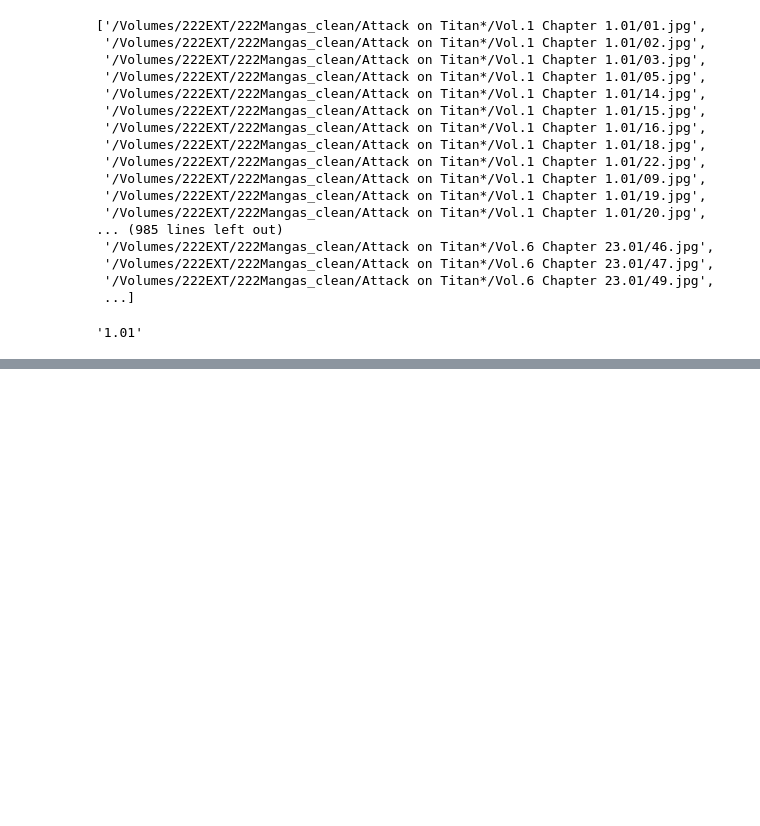
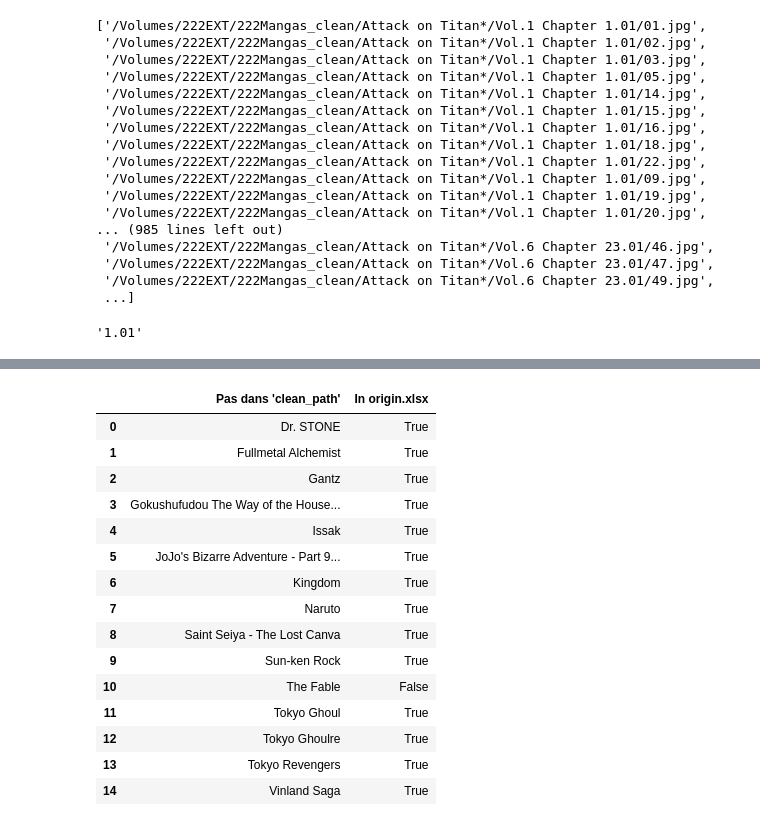
Before and after one commit to PierreRlld/EMS, a Jupyter notebook: brouillon.ipynb, the cells around one changed output, grey strips where cells are left out. Saved outputs shown, nothing was run; the diff lists cells and outputs as text; code cells hidden in the pictures; blank space fills up the shorter version.

```diff
--- a/brouillon.ipynb
+++ b/brouillon.ipynb
@@ -821,0 +746,6 @@ def check_chapt_central():
+# %%
+inpt = [x for x in os.listdir(base_path) if x[:2]!="._"]
+inpt.sort()
+clean = [x[:len(x)-1] for x in os.listdir(clean_path) if x[:2]!="._"]
+clean.sort()
+s1, s2 = set(inpt), set(clean)
@@ -821,0 +772,4 @@ def check_chapt_central():
+# %%
+g = pd.read_excel("origin.xlsx", sheet_name="SETTINGS",usecols="A,B,F,Q")
+s3 = set(g[g["update_monitor"]==False]["Manga_path"])
+s3
@@ -821,0 +837,25 @@ def check_chapt_central():
+# %%
+df = pd.DataFrame({})
+df["Pas dans 'clean_path'"]=list(s1.difference(s2).difference(s3))
+df.sort_values(by="Pas dans 'clean_path'", inplace=True)
+df.reset_index(inplace=True,drop=True)
+df['In origin.xlsx'] = df["Pas dans 'clean_path'"].apply(lambda x: x in list(g['Manga_path']))
+#df['Statut'] = df["Pas dans 'clean_path'"].apply(lambda x: statut_check(x))
+df
+# %% [output]
+|  | Pas dans 'clean_path' | In origin.xlsx |
+| 0 | Dr. STONE | True |
+| 1 | Fullmetal Alchemist | True |
+| 2 | Gantz | True |
+| 3 | Gokushufudou The Way of the House... | True |
+| 4 | Issak | True |
+| 5 | JoJo's Bizarre Adventure - Part 9... | True |
+| 6 | Kingdom | True |
+| 7 | Naruto | True |
+| 8 | Saint Seiya - The Lost Canva | True |
+| 9 | Sun-ken Rock | True |
+| 10 | The Fable | False |
+| 11 | Tokyo Ghoul | True |
+| 12 | Tokyo Ghoulre | True |
+| 13 | Tokyo Revengers | True |
+| 14 | Vinland Saga | True |
```
Also changed, not shown: parts of 18 cells of this notebook, 5 other files.
